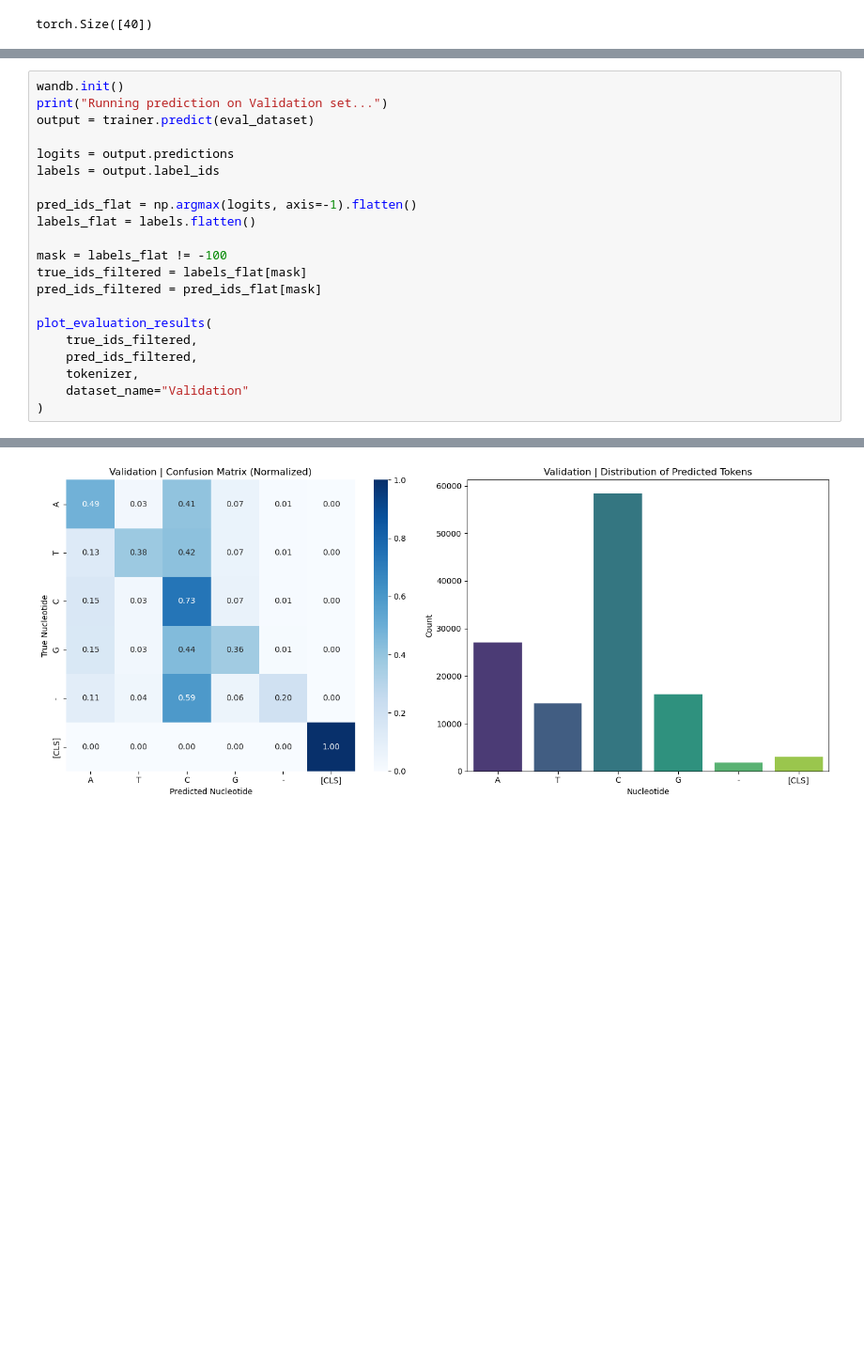
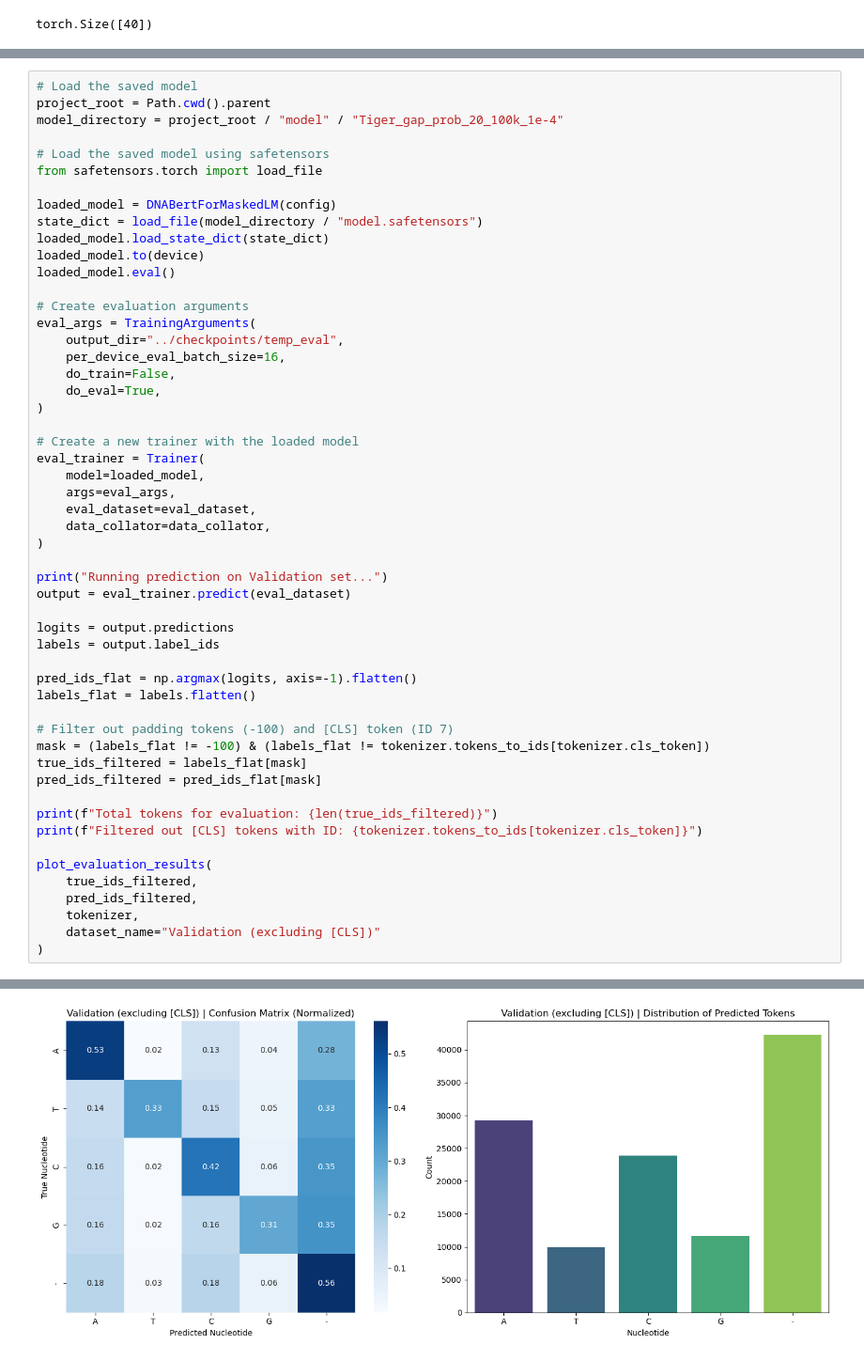
Before and after one commit to LegoCreation/InsDelGLM, a Jupyter notebook: notebooks/simulated_model.ipynb, the cells around one changed output, grey strips where cells are left out. Shown at 94% size. Saved outputs shown, nothing was run; the diff lists cells and outputs as text; blank space fills up the shorter version.

Commit message:
baseline training

```diff
--- a/notebooks/simulated_model.ipynb
+++ b/notebooks/simulated_model.ipynb
@@ -298,9 +309,37 @@ save_directory = project_root / "model" / "Tiger_100k_1e-4"
 
 trainer.save_model(str(save_directory))
 # %%
-wandb.init()
+# Load the saved model
+project_root = Path.cwd().parent
+model_directory = project_root / "model" / "Tiger_gap_prob_20_100k_1e-4"
+
+# Load the saved model using safetensors
+from safetensors.torch import load_file
+
+loaded_model = DNABertForMaskedLM(config)
+state_dict = load_file(model_directory / "model.safetensors")
+loaded_model.load_state_dict(state_dict)
+loaded_model.to(device)
+loaded_model.eval()
+
+# Create evaluation arguments
+eval_args = TrainingArguments(
+    output_dir="../checkpoints/temp_eval",
+    per_device_eval_batch_size=16,
+    do_train=False,
+    do_eval=True,
+)
+
+# Create a new trainer with the loaded model
+eval_trainer = Trainer(
+    model=loaded_model,
+    args=eval_args,
+    eval_dataset=eval_dataset,
+    data_collator=data_collator,
+)
+
 print("Running prediction on Validation set...")
-output = trainer.predict(eval_dataset)
+output = eval_trainer.predict(eval_dataset)
 
 logits = output.predictions
 labels = output.label_ids
@@ -308,14 +347,18 @@ labels = output.label_ids
 pred_ids_flat = np.argmax(logits, axis=-1).flatten()
 labels_flat = labels.flatten()
 
-mask = labels_flat != -100
+# Filter out padding tokens (-100) and [CLS] token (ID 7)
+mask = (labels_flat != -100) & (labels_flat != tokenizer.tokens_to_ids[tokenizer.cls_token])
 true_ids_filtered = labels_flat[mask]
 pred_ids_filtered = pred_ids_flat[mask]
+
+print(f"Total tokens for evaluation: {len(true_ids_filtered)}")
+print(f"Filtered out [CLS] tokens with ID: {tokenizer.tokens_to_ids[tokenizer.cls_token]}")
 
 plot_evaluation_results(
     true_ids_filtered,
     pred_ids_filtered,
     tokenizer,
-    dataset_name="Validation"
+    dataset_name="Validation (excluding [CLS])"
 )
 # %% [output]
@@ -332 +378 @@ Passing `palette` without assigning `hue` is deprecated and will be removed in v
-[figure, old version]
+[figure, new version]
```
Also changed, not shown: parts of 5 cells of this notebook, 9 other files.
